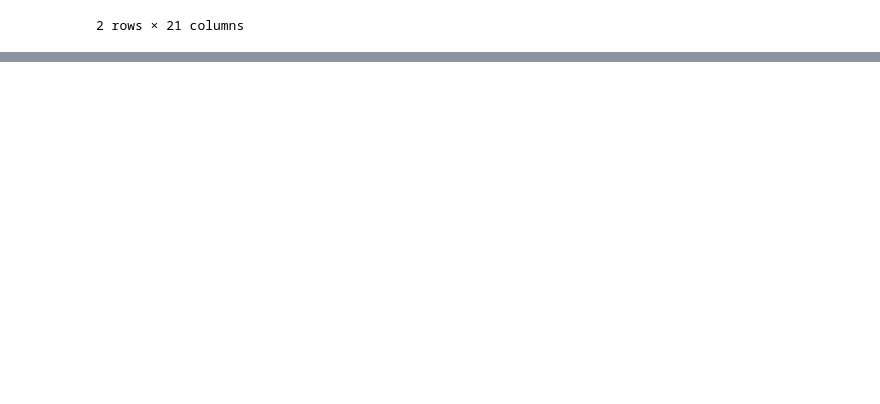
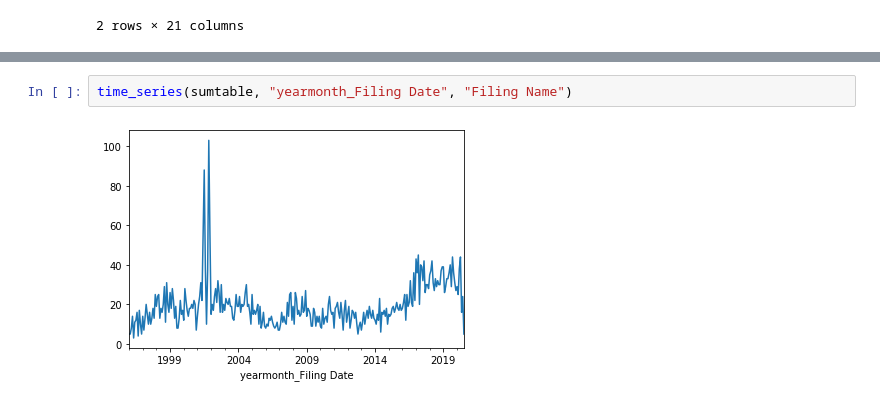
Before and after one commit to zycalice/securities-class-action, a Jupyter notebook: src/analysis_visualization.ipynb, the cells around one changed output, grey strips where cells are left out. Drawn from its saved outputs; the diff is of its cells as text; blank space fills up the shorter version.

```diff
--- a/src/analysis_visualization.ipynb
+++ b/src/analysis_visualization.ipynb
@@ -73,0 +117,4 @@ top10(scraped_data, "case_status", "case_name")
+# %%
+time_series(sumtable, "yearmonth_Filing Date", "Filing Name")
+# %% [output]
+[figure, added]
```
Also changed, not shown: parts of 12 cells of this notebook, 3 other files.
